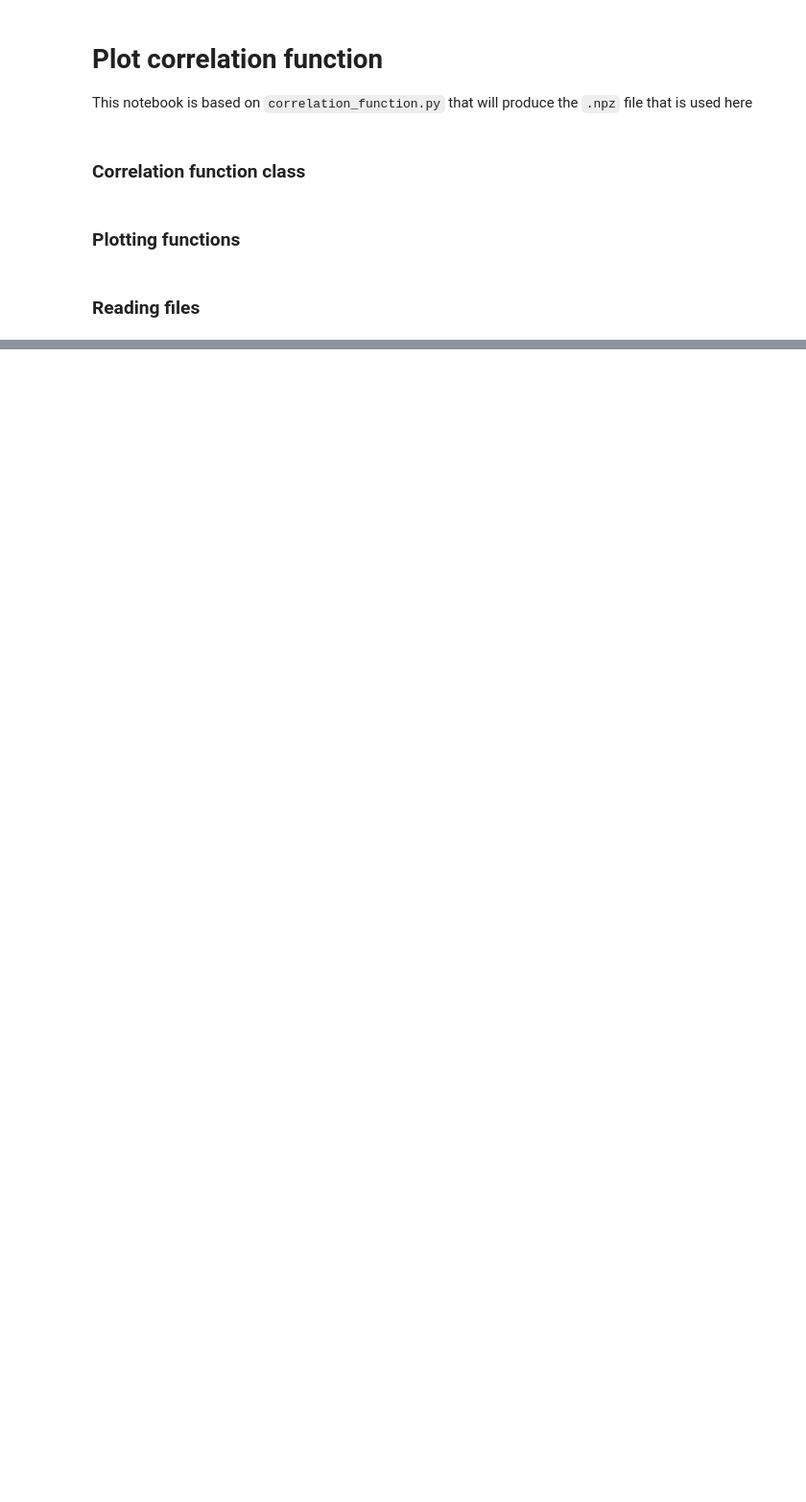
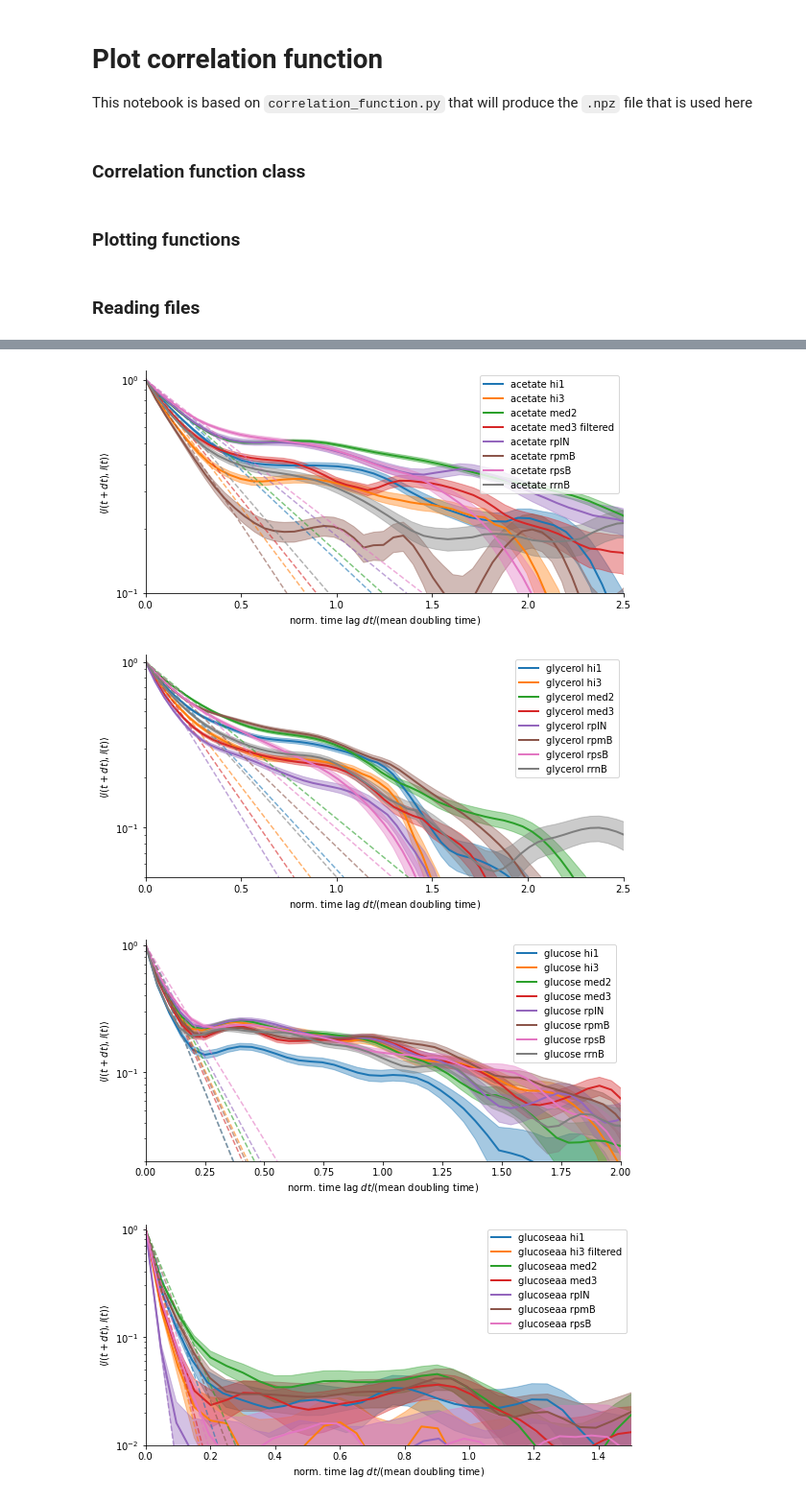
Before and after one commit to bjks/gfp_gaussian_process, a Jupyter notebook: python_src/plot_correlations_from_npz.ipynb, the cells around one changed output, grey strips where cells are left out. Shown at 96% size. Saved outputs shown, nothing was run; the diff lists cells and outputs as text; code cells hidden in the pictures; blank space fills up the shorter version.

```diff
--- a/python_src/plot_correlations_from_npz.ipynb
+++ b/python_src/plot_correlations_from_npz.ipynb
@@ -322,6 +373,9 @@ def plot_xy_correlation_list(correlation_function_list, x, y,
 # %%
 input_dir = "../../experimental_data/data_dany_20220305/"
 corralations_filenames = get_input_files(input_dir, keyword="correlations", ext=".npz")
+
+conditions = ["acetate", "glycerol", "glucose", "glucoseaa"]
+promoters = ['hi1', 'hi3', 'med2', 'med3', 'rrnB', 'rpsB', 'rpmB', 'rplN']
 
 corr_dict = {}
 gamma_lambdas = {}
@@ -329,12 +383,12 @@ mean_lambdas = {}
 gamma_qs = {}
 
 for cf in corralations_filenames:
-    print("Reading:",cf)
     data = np.load(cf, allow_pickle=True)
 
     data_set_name = re.split('_f\d', cf.split('/')[-1] )[0]
+    print(data_set_name, end="\t")
+
     corr_dict[data_set_name] = Correlation_function(data['correlations'])
-
     # Collect relevant parameters
     gamma_lambdas[data_set_name] = data['gamma_lambda']
     mean_lambdas[data_set_name] = data['mean_lambda']
@@ -358,0 +398,14 @@ plot_correlation_tiles(corr_dict["acetate_rplN"], xlim=[0, 1500])
+# %%
+def get_filtered_keys(indict, filter=None):
+    out = []
+    for k in indict.keys():
+        if filter==None or filter in k.split('_'):
+            out.append(k)
+    return out
+
+def get_filtered_values(indict, filter=None):
+    out = []
+    for k in indict.keys():
+        if filter==None or filter in k.split('_'):
+            out.append(indict[k])
+    return out
@@ -358,0 +414,19 @@ plot_correlation_tiles(corr_dict["acetate_rplN"], xlim=[0, 1500])
+# %%
+for condition, xmax, ymin in zip(conditions, [2.5, 2.5, 2, 1.5], [0.1, 0.05, 0.02, 0.01]):
+    plot_xy_correlation_list(get_filtered_values(corr_dict, condition),
+                                "l(t+dt)", "l(t)",
+                                plot_file=None,
+                                label=get_filtered_keys(corr_dict, condition),
+                                gamma=get_filtered_values(gamma_lambdas, condition),
+                                mean_lambda = get_filtered_values(mean_lambdas, condition),
+                                scale_t=True,
+                                ylim=[ymin, 1.1],
+                                xlim=[0, xmax],
+                                err_style="fill",
+                                log=True,
+                                min_joint_number=1)
+# %% [output]
+[figure, added]
+[figure, added]
+[figure, added]
+[figure, added]
```
Also changed, not shown: parts of 12 cells of this notebook, 1 other file.
